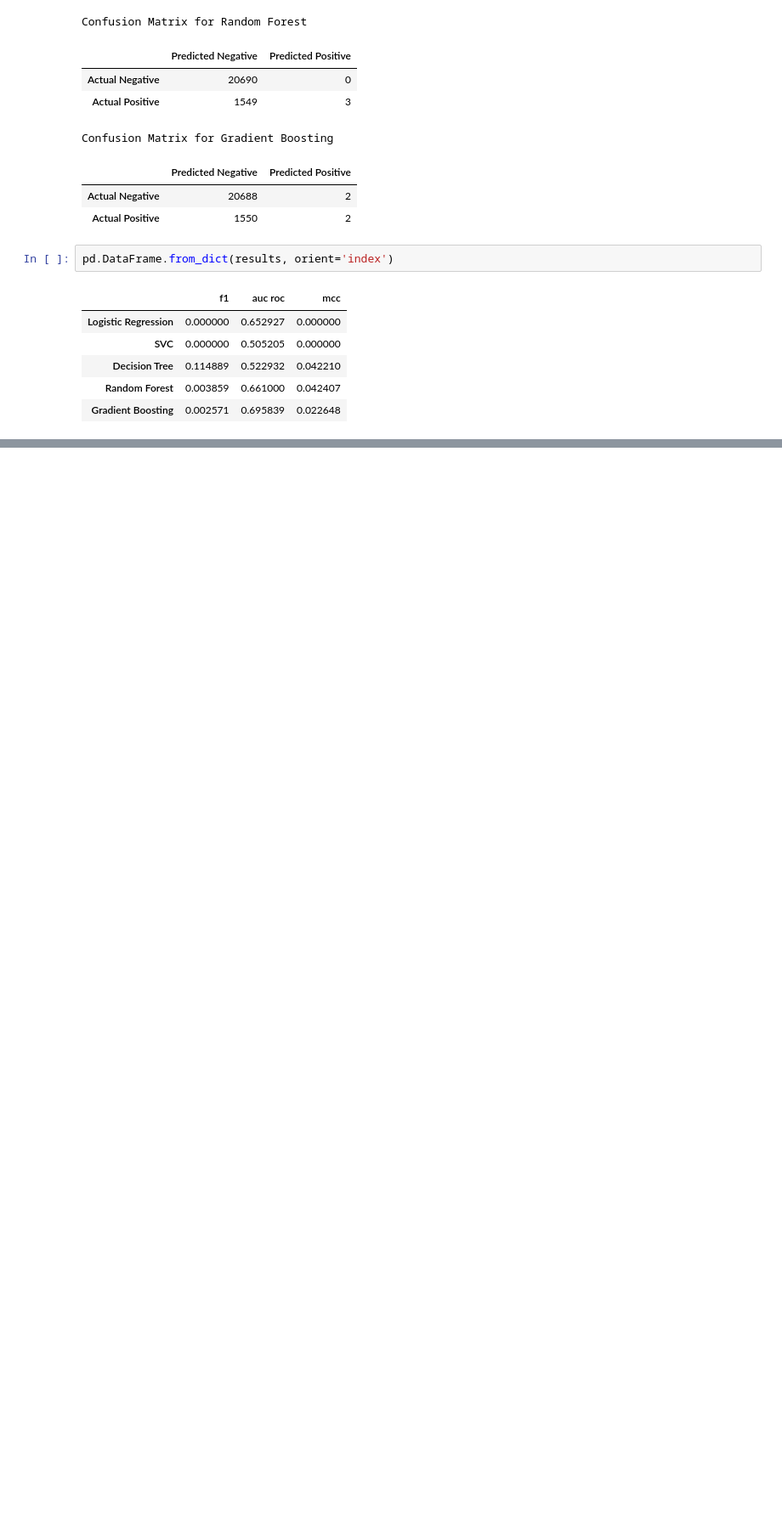
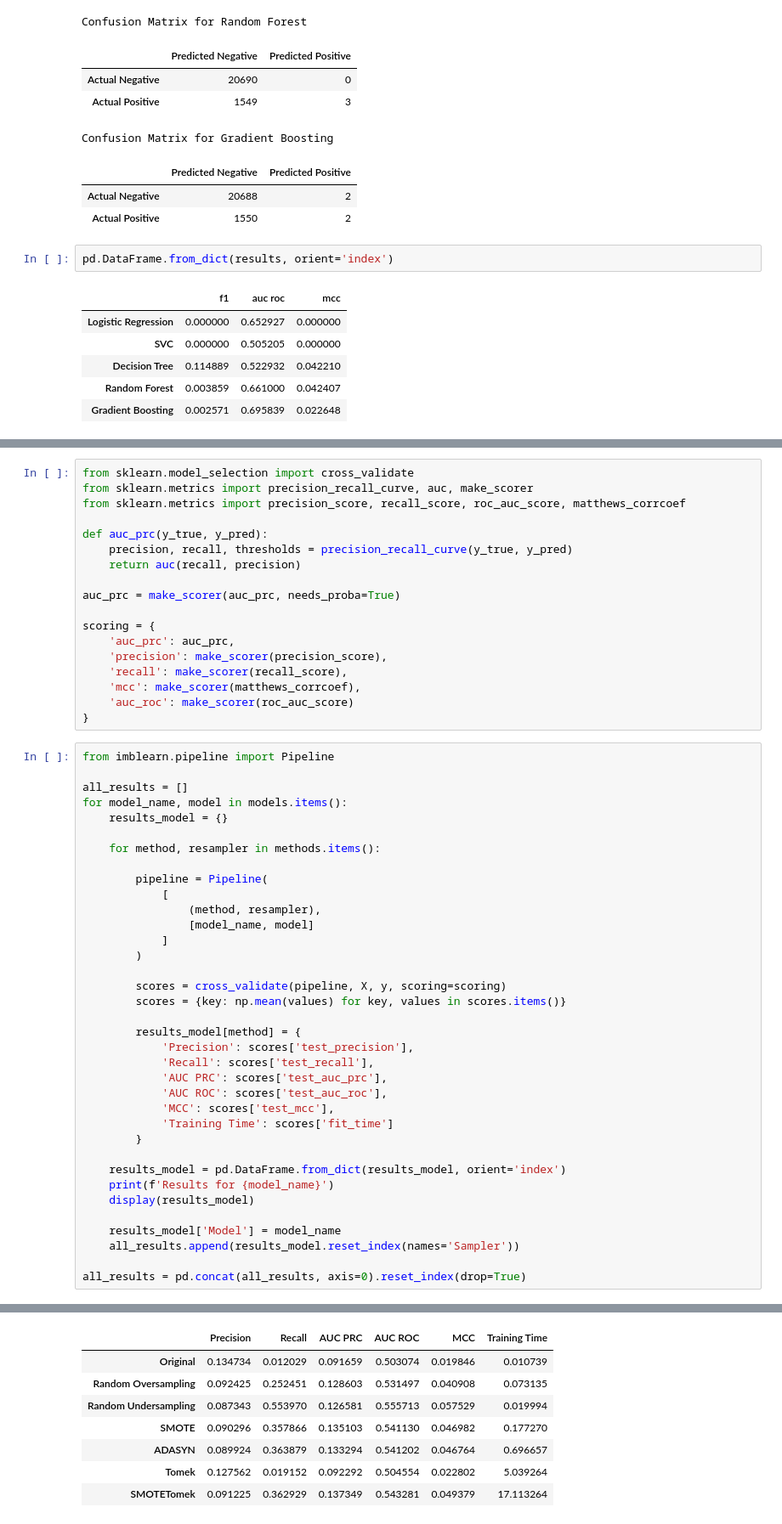
Before and after one commit to dev-dords/ML2_Project, a Jupyter notebook: baseline.ipynb, the cells around one changed output, grey strips where cells are left out. Shown at 85% size. Cells and saved outputs as stored; diff of their text form; blank space fills up the shorter version.

```diff
--- a/baseline.ipynb
+++ b/baseline.ipynb
@@ -148,0 +188,55 @@ pd.DataFrame.from_dict(results, orient='index')
+# %%
+from sklearn.model_selection import cross_validate
+from sklearn.metrics import precision_recall_curve, auc, make_scorer
+from sklearn.metrics import precision_score, recall_score, roc_auc_score, matthews_corrcoef
+
+def auc_prc(y_true, y_pred):
+    precision, recall, thresholds = precision_recall_curve(y_true, y_pred)
+    return auc(recall, precision)
+
+auc_prc = make_scorer(auc_prc, needs_proba=True)
+
+scoring = {
+    'auc_prc': auc_prc,
+    'precision': make_scorer(precision_score),
+    'recall': make_scorer(recall_score),
+    'mcc': make_scorer(matthews_corrcoef),
+    'auc_roc': make_scorer(roc_auc_score)
+}
+# %%
+from imblearn.pipeline import Pipeline
+
+all_results = []
+for model_name, model in models.items():
+    results_model = {}
+
+    for method, resampler in methods.items():
+
+        pipeline = Pipeline(
+            [
+                (method, resampler),
+                [model_name, model]
+            ]
+        )
+
+        scores = cross_validate(pipeline, X, y, scoring=scoring)
+        scores = {key: np.mean(values) for key, values in scores.items()}
+
+        results_model[method] = {
+            'Precision': scores['test_precision'],
+            'Recall': scores['test_recall'],
+            'AUC PRC': scores['test_auc_prc'],
+            'AUC ROC': scores['test_auc_roc'],
+            'MCC': scores['test_mcc'],
+            'Training Time': scores['fit_time']
+        }
+
+    results_model = pd.DataFrame.from_dict(results_model, orient='index')
+    print(f'Results for {model_name}')
+    display(results_model)
+
+    results_model['Model'] = model_name
+    all_results.append(results_model.reset_index(names='Sampler'))
+
+all_results = pd.concat(all_results, axis=0).reset_index(drop=True)
+# %% [output]
@@ -148,0 +244,8 @@ pd.DataFrame.from_dict(results, orient='index')
+|  | Precision | Recall | AUC PRC | AUC ROC | MCC | Training Time |
+| Original | 0.134734 | 0.012029 | 0.091659 | 0.503074 | 0.019846 | 0.010739 |
+| Random Oversampling | 0.092425 | 0.252451 | 0.128603 | 0.531497 | 0.040908 | 0.073135 |
+| Random Undersampling | 0.087343 | 0.553970 | 0.126581 | 0.555713 | 0.057529 | 0.019994 |
+| SMOTE | 0.090296 | 0.357866 | 0.135103 | 0.541130 | 0.046982 | 0.177270 |
+| ADASYN | 0.089924 | 0.363879 | 0.133294 | 0.541202 | 0.046764 | 0.696657 |
+| Tomek | 0.127562 | 0.019152 | 0.092292 | 0.504554 | 0.022802 | 5.039264 |
+| SMOTETomek | 0.091225 | 0.362929 | 0.137349 | 0.543281 | 0.049379 | 17.113264 |
```
Also changed, not shown: parts of 3 cells of this notebook.
